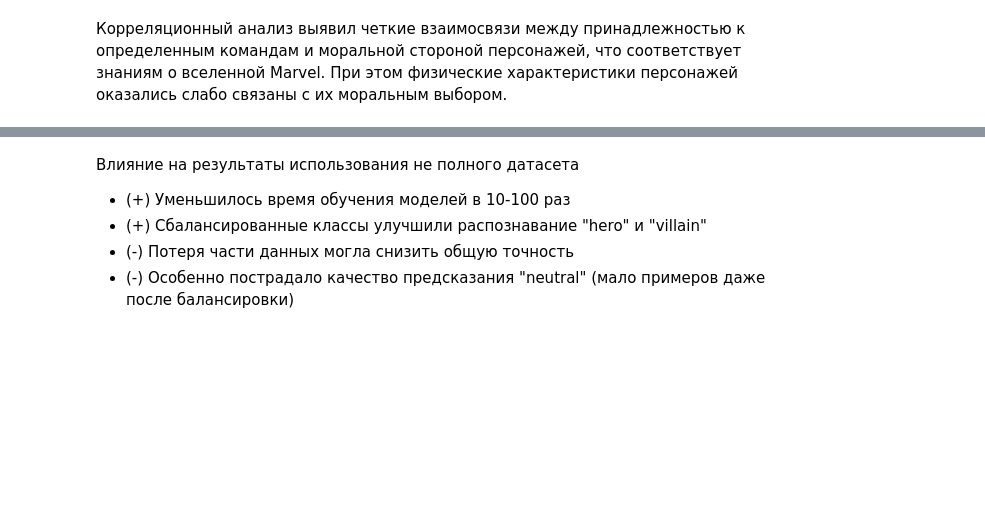
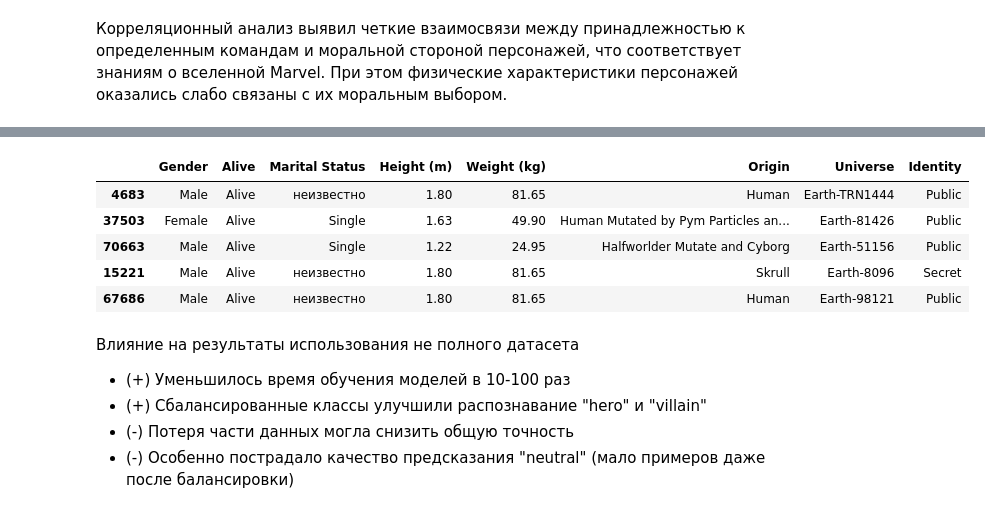
Before and after one commit to akivtt/marvel, a Jupyter notebook: visualizations.ipynb, the cells around one changed output, grey strips where cells are left out. Saved outputs shown, nothing was run; the diff lists cells and outputs as text; code cells hidden in the pictures; blank space fills up the shorter version.

```diff
--- a/visualizations.ipynb
+++ b/visualizations.ipynb
@@ -590,3 +615,12 @@ weighted avg       0.64      0.63      0.63       694
+# %%
+X_train.head()
+# %% [output]
+|  | Gender | Alive | Marital Status | Height (m) | Weight (kg) | Origin | Universe | Identity |
+| 4683 | Male | Alive | неизвестно | 1.80 | 81.65 | Human | Earth-TRN1444 | Public |
+| 37503 | Female | Alive | Single | 1.63 | 49.90 | Human Mutated by Pym Particles an... | Earth-81426 | Public |
+| 70663 | Male | Alive | Single | 1.22 | 24.95 | Halfworlder Mutate and Cyborg | Earth-51156 | Public |
+| 15221 | Male | Alive | неизвестно | 1.80 | 81.65 | Skrull | Earth-8096 | Secret |
+| 67686 | Male | Alive | неизвестно | 1.80 | 81.65 | Human | Earth-98121 | Public |
 # %% [markdown]
 Влияние на результаты использования не полного датасета
 
```
Also changed, not shown: parts of 16 cells of this notebook, 4 other files.
